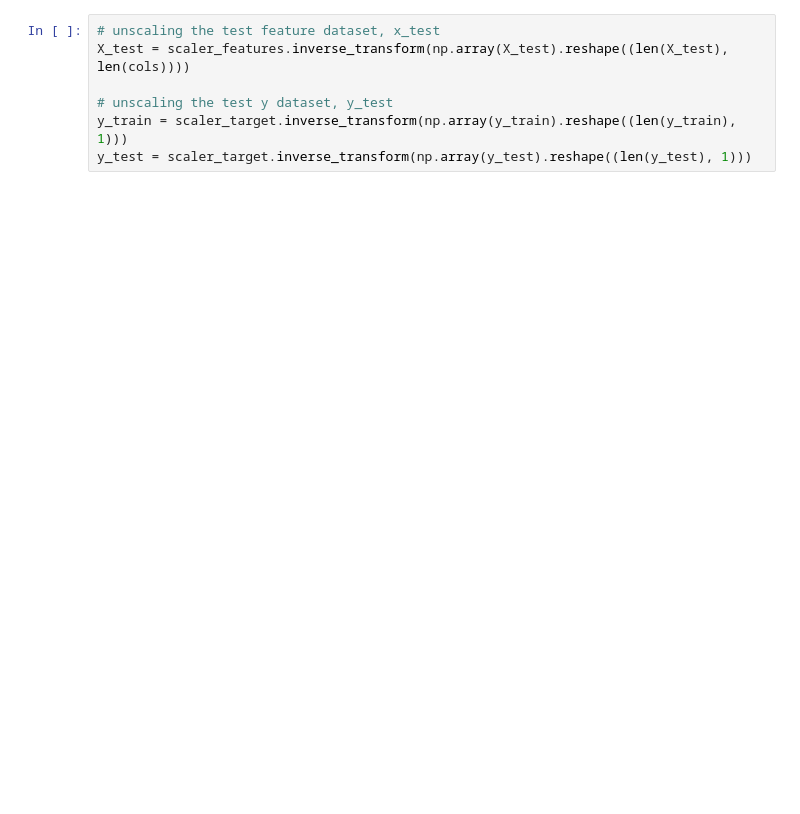
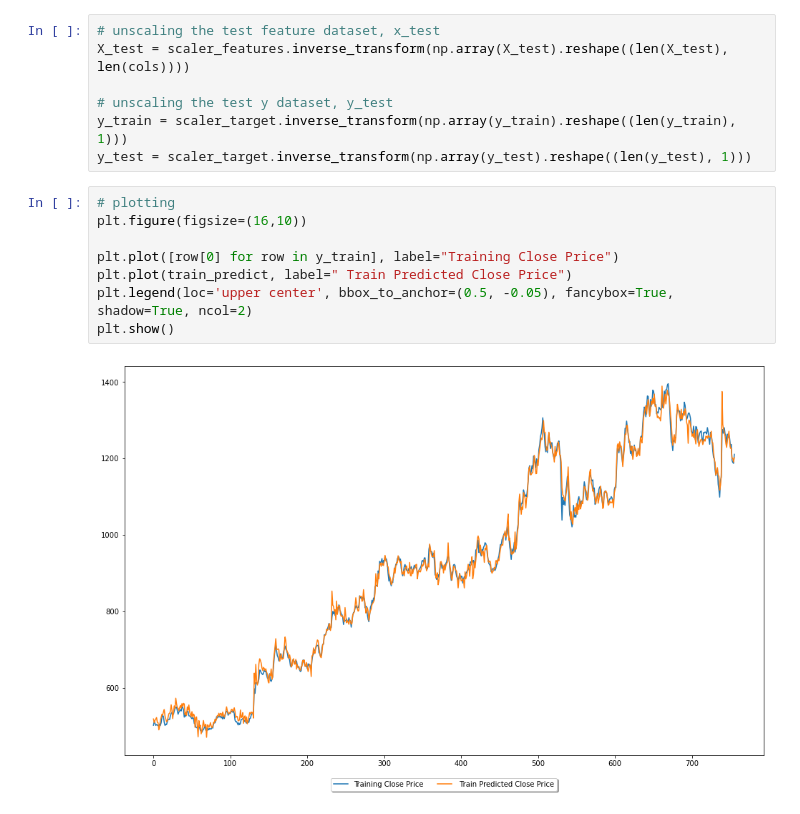
Before and after one commit to mtariquekhan11/TSF-GRIP-DSBA-Internship, a Jupyter notebook: Stock Market Prediction using Numerical and Textual Analysis.ipynb, the cells around one changed output. Saved outputs shown, nothing was run; the diff lists cells and outputs as text; blank space fills up the shorter version.

```diff
--- a/Stock Market Prediction using Numerical and Textual Analysis.ipynb
+++ b/Stock Market Prediction using Numerical and Textual Analysis.ipynb
@@ -822,6 +826,16 @@ X_test = scaler_features.inverse_transform(np.array(X_test).reshape((len(X_test)
 # unscaling the test y dataset, y_test
 y_train = scaler_target.inverse_transform(np.array(y_train).reshape((len(y_train), 1)))
 y_test = scaler_target.inverse_transform(np.array(y_test).reshape((len(y_test), 1)))
+# %%
+# plotting
+plt.figure(figsize=(16,10))
+
+plt.plot([row[0] for row in y_train], label="Training Close Price")
+plt.plot(train_predict, label=" Train Predicted Close Price")
+plt.legend(loc='upper center', bbox_to_anchor=(0.5, -0.05), fancybox=True, shadow=True, ncol=2)
+plt.show()
+# %% [output]
+[figure, added]
 # %%
 # plotting
 plt.figure(figsize=(16,10))
```
Also changed, not shown: parts of 24 cells of this notebook.
